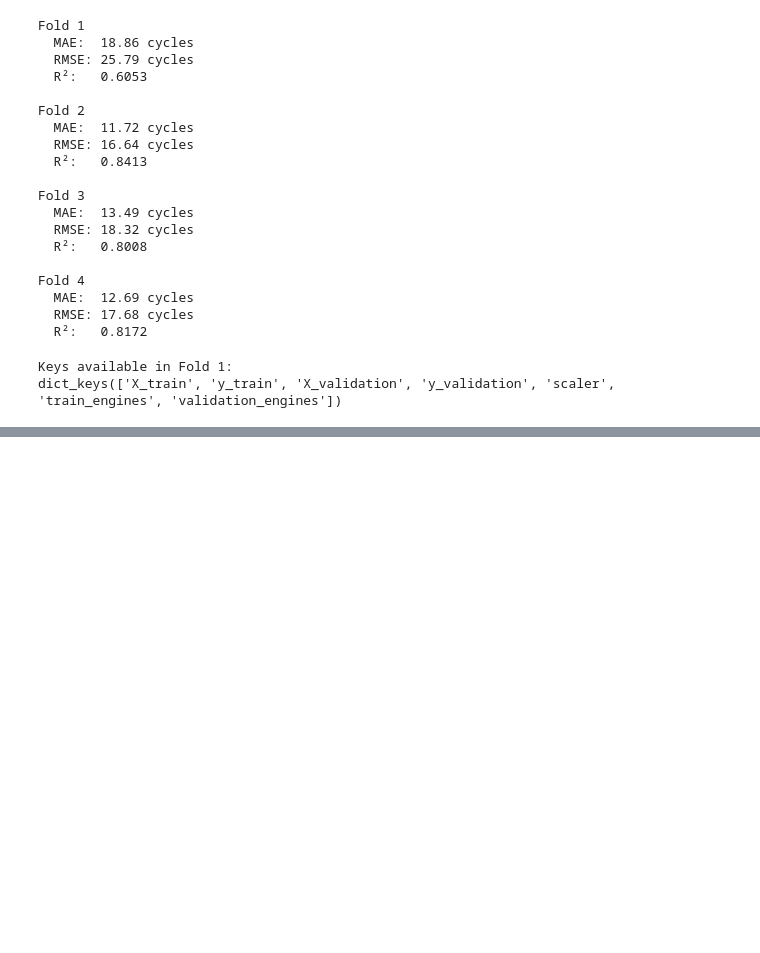
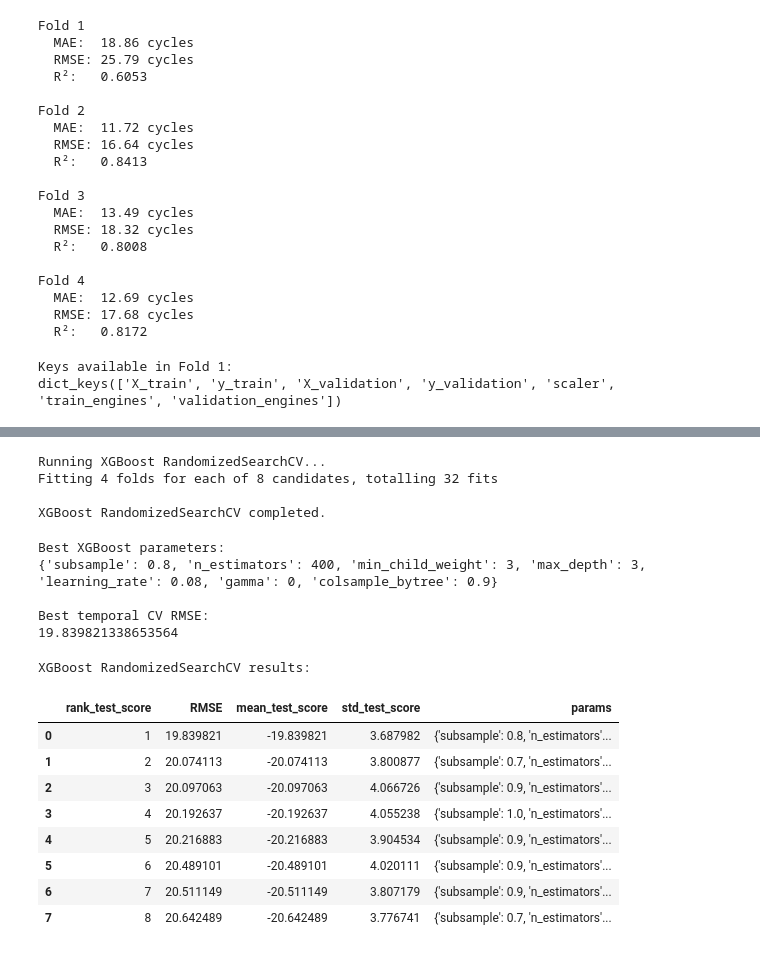
Before and after one commit to Susenther/Predictive_maintenance_RUL_prediction, a Jupyter notebook: notebooks/Predictive_Maintenance_RUL.ipynb, the cells around one changed output, grey strips where cells are left out. Saved outputs shown, nothing was run; the diff lists cells and outputs as text; code cells hidden in the pictures; blank space fills up the shorter version.

Commit message:
Tune XGBoost hyperparameters

```diff
--- a/notebooks/Predictive_Maintenance_RUL.ipynb
+++ b/notebooks/Predictive_Maintenance_RUL.ipynb
@@ -2276,0 +2506,70 @@ dict_keys(['X_train', 'y_train', 'X_validation', 'y_validation', 'scaler', 'trai
+# %%
+# Run the official randomized hyperparameter search
+
+print("Running XGBoost RandomizedSearchCV...")
+
+xgb_random_search.fit(
+    X_dev_tuning,
+    y_dev_tuning
+)
+
+print("\nXGBoost RandomizedSearchCV completed.")
+# %% [output]
+Running XGBoost RandomizedSearchCV...
+Fitting 4 folds for each of 8 candidates, totalling 32 fits
+
+XGBoost RandomizedSearchCV completed.
+# %%
+# Best XGBoost hyperparameters found by RandomizedSearchCV
+
+print("Best XGBoost parameters:")
+print(xgb_random_search.best_params_)
+
+print("\nBest temporal CV RMSE:")
+print(-xgb_random_search.best_score_)
+# %% [output]
+Best XGBoost parameters:
+{'subsample': 0.8, 'n_estimators': 400, 'min_child_weight': 3, 'max_depth': 3, 'learning_rate': 0.08, 'gamma': 0, 'colsample_bytree': 0.9}
+
+Best temporal CV RMSE:
+19.839821338653564
+# %%
+# Extract and rank all XGBoost RandomizedSearchCV results
+
+xgb_cv_results = pd.DataFrame(
+    xgb_random_search.cv_results_
+)
+
+xgb_cv_results["RMSE"] = (
+    -xgb_cv_results["mean_test_score"]
+)
+
+xgb_cv_results = (
+    xgb_cv_results
+    .sort_values("RMSE")
+    .reset_index(drop=True)
+)
+
+print("XGBoost RandomizedSearchCV results:")
+display(
+    xgb_cv_results[
+        [
+            "rank_test_score",
+            "RMSE",
+            "mean_test_score",
+            "std_test_score",
+            "params"
+        ]
+    ]
+)
+# %% [output]
+XGBoost RandomizedSearchCV results:
+|  | rank_test_score | RMSE | mean_test_score | std_test_score | params |
+| 0 | 1 | 19.839821 | -19.839821 | 3.687982 | {'subsample': 0.8, 'n_estimators'... |
+| 1 | 2 | 20.074113 | -20.074113 | 3.800877 | {'subsample': 0.7, 'n_estimators'... |
+| 2 | 3 | 20.097063 | -20.097063 | 4.066726 | {'subsample': 0.9, 'n_estimators'... |
+| 3 | 4 | 20.192637 | -20.192637 | 4.055238 | {'subsample': 1.0, 'n_estimators'... |
+| 4 | 5 | 20.216883 | -20.216883 | 3.904534 | {'subsample': 0.9, 'n_estimators'... |
+| 5 | 6 | 20.489101 | -20.489101 | 4.020111 | {'subsample': 0.9, 'n_estimators'... |
+| 6 | 7 | 20.511149 | -20.511149 | 3.807179 | {'subsample': 0.9, 'n_estimators'... |
+| 7 | 8 | 20.642489 | -20.642489 | 3.776741 | {'subsample': 0.7, 'n_estimators'... |
```
Also changed, not shown: parts of 4 cells of this notebook.
